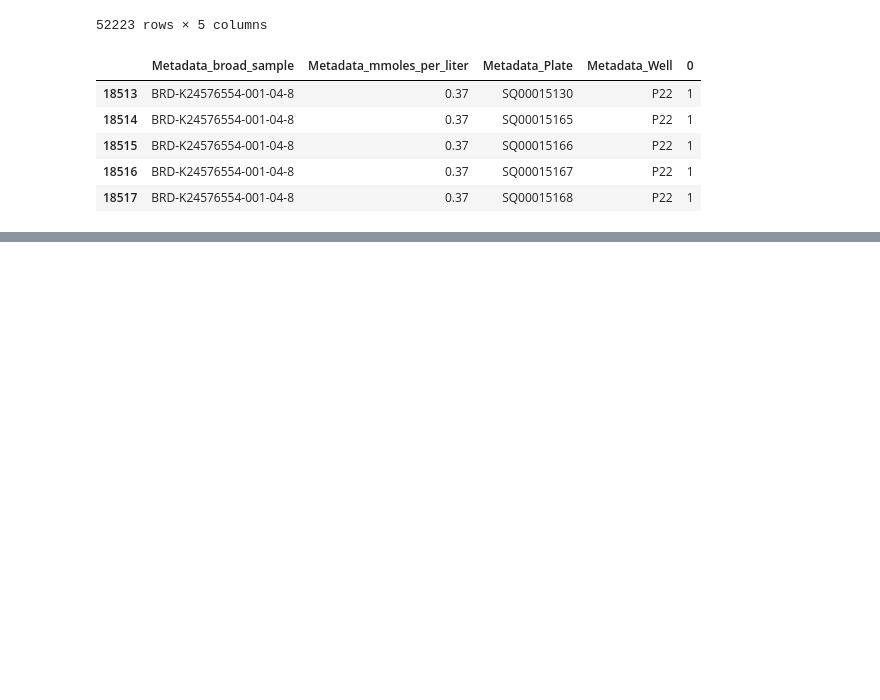
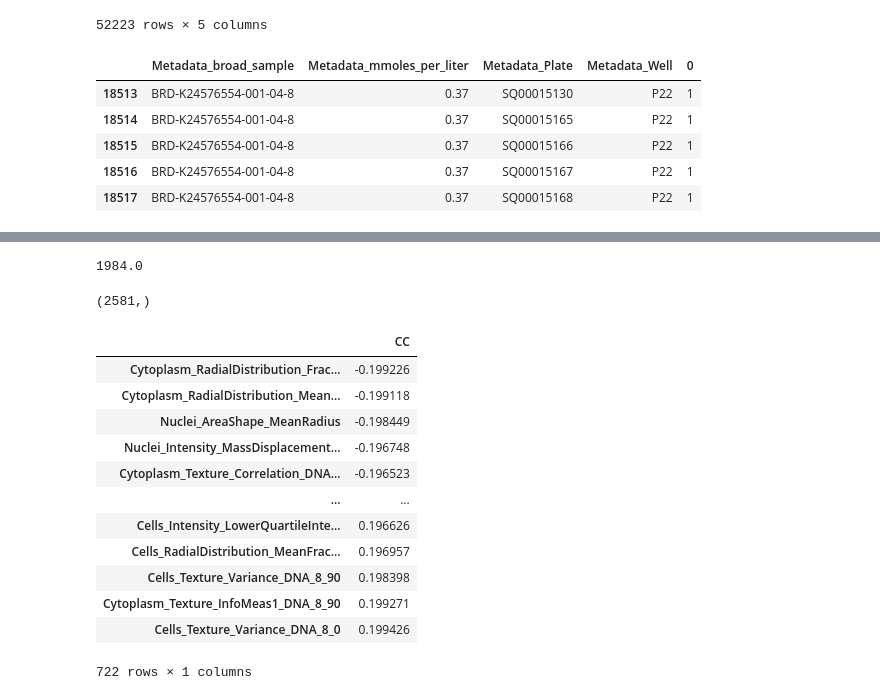
Before and after one commit to broadinstitute/SingleCell_Morphological_Analysis, a Jupyter notebook: 0.read_single_cells.ipynb, the cells around one changed output, grey strips where cells are left out. Cells and saved outputs as stored; diff of their text form; code cells hidden in the pictures; blank space fills up the shorter version.

```diff
--- a/0.read_single_cells.ipynb
+++ b/0.read_single_cells.ipynb
@@ -481,0 +926,35 @@ drug_list_rank.sort_values(by=['phenotype_abundance_t'],ascending=1)
+# %%
+df_corr=pert_df_dmsos.copy()
+
+otherFeatures=cp_features
+targetFeature=selected_feature
+columns = ['MI','CC'];
+df_f_MI_CC= pd.DataFrame(index=otherFeatures,columns=columns)
+refFeature=df_corr[targetFeature].values
+for f in otherFeatures:
+#     print(f)
+    comparedFeature=df_corr[f].values;
+    df_f_MI_CC.loc[f,'CC']=pearsonr(refFeature, comparedFeature)[0]
+
+importances=df_f_MI_CC.loc[:,'CC'].values
+indices = np.argsort(abs(importances))[::-1]
+# Rearrange feature names so they match the sorted feature importances
+names = [otherFeatures[i] for i in indices]
+plt.figure(figsize=(10,7))
+# # Barplot: Add bars
+# plt.bar(range(len(names)), importances[indices])
+# # Add feature names as x-axis labels
+# plt.xticks(range(len(names)), names, rotation=90, fontsize = 8)
+top_n=50
+
+plt.bar(range(top_n), importances[indices[0:top_n]])
+# Add feature names as x-axis labels
+plt.xticks(range(top_n), names, rotation=90, fontsize = 8)
+
+
+# Create plot title
+plt.title("Similarity to "+targetFeature)
+plt.ylabel('CC')
+# Show plot
+plt.tight_layout()
+plt.show()
@@ -481,0 +1014,24 @@ drug_list_rank.sort_values(by=['phenotype_abundance_t'],ascending=1)
+# %%
+df_ss0["Count_Cells"].unique().sum()
+# %% [output]
+1984.0
+# %%
+df_ss0["Count_Cells"].shape
+# %% [output]
+(2581,)
+# %%
+df_f_MI_CC[df_f_MI_CC["CC"].abs()<0.2].sort_values(by="CC")
+# %% [output]
+|  | CC |
+| Cytoplasm_RadialDistribution_Frac... | -0.199226 |
+| Cytoplasm_RadialDistribution_Mean... | -0.199118 |
+| Nuclei_AreaShape_MeanRadius | -0.198449 |
+| Nuclei_Intensity_MassDisplacement... | -0.196748 |
+| Cytoplasm_Texture_Correlation_DNA... | -0.196523 |
+| ... | ... |
+| Cells_Intensity_LowerQuartileInte... | 0.196626 |
+| Cells_RadialDistribution_MeanFrac... | 0.196957 |
+| Cells_Texture_Variance_DNA_8_90 | 0.198398 |
+| Cytoplasm_Texture_InfoMeas1_DNA_8_90 | 0.199271 |
+| Cells_Texture_Variance_DNA_8_0 | 0.199426 |
+722 rows × 1 columns
```
Also changed, not shown: parts of 40 cells of this notebook, 3 other files.
